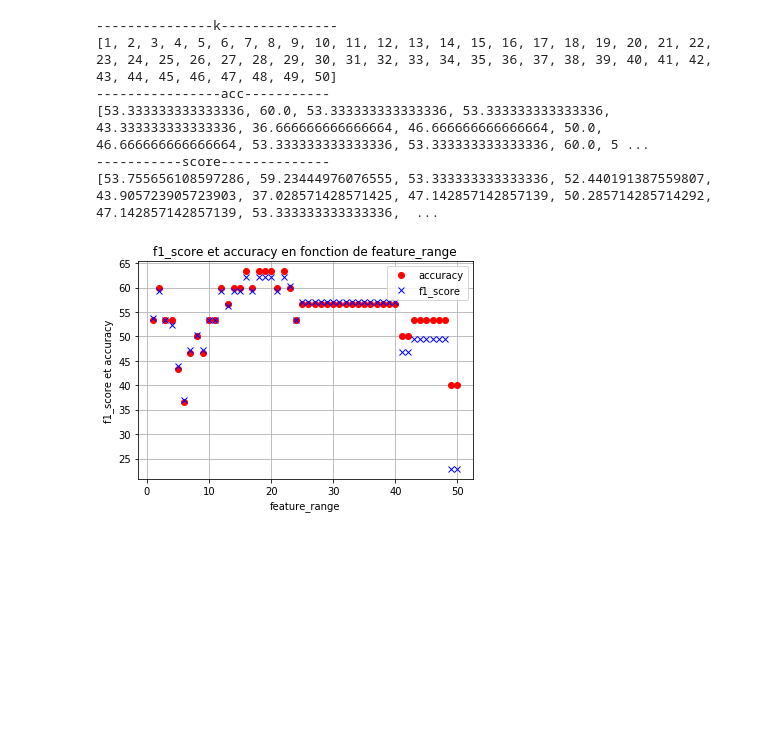
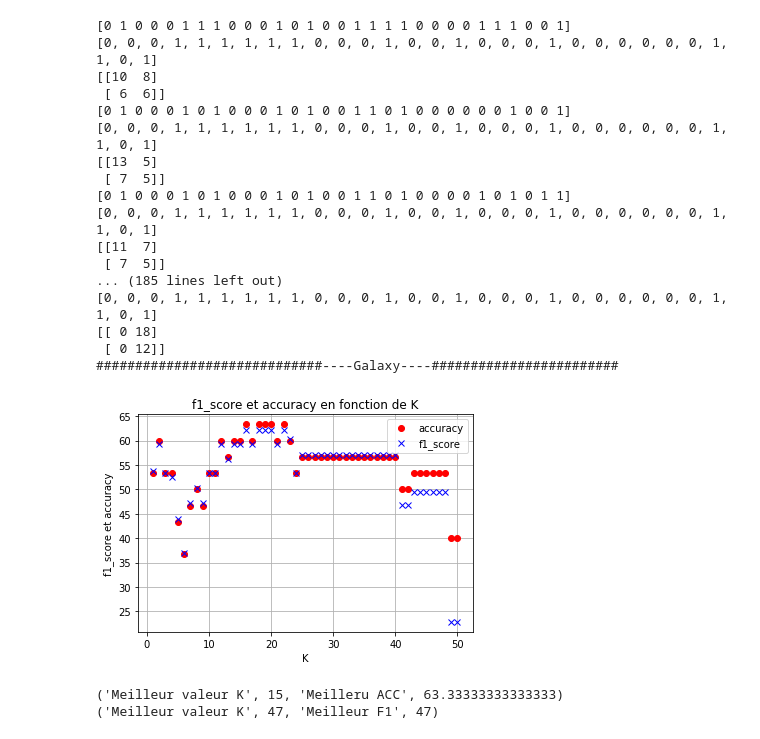
Before and after one commit to David-LETINAUD/GTI770, a Jupyter notebook: GTI770_Laboratoire2_-_BLEA14058906_LETD05129708_LIOT20069605/KNN.ipynb, the cells around one changed output. Drawn from its saved outputs; the diff is of its cells as text; code cells hidden in the pictures; blank space fills up the shorter version.

Commit message:
Add files via upload
Knn avec mail plus scorde/graph et meilleur parametre v1

```diff
--- a/GTI770_Laboratoire2_-_BLEA14058906_LETD05129708_LIOT20069605/KNN.ipynb
+++ b/GTI770_Laboratoire2_-_BLEA14058906_LETD05129708_LIOT20069605/KNN.ipynb
@@ -115,30 +164,58 @@ def KNN(X_train,X_test,Y_train,Y_test,k):
 # %%
 valk=[]
 vallAcc=[]
 f1score=[]
+
+#bestK=1
 for x in range (1,51):
     valk.append(x)
     KNN(X_train,X_test,Y_train,Y_test,x)
-print("---------------k---------------")
-print(valk)
-print("----------------acc-----------")
-print(vallAcc)
-print("-----------score--------------")
-print(f1score)
+#print("Meilleur valuer k:", bestK,"Meilleur Acc", bestAcc)
 
+print("#############################----Galaxy----########################")
 
 fig, ax2 = plt.subplots()
 ax2.plot(valk,vallAcc,"or",label = "accuracy")
 ax2.plot(valk,f1score,"xb",label = "f1_score")
-ax2.set(xlabel='feature_range', ylabel='f1_score et accuracy',title='f1_score et accuracy en fonction de feature_range')
+ax2.set(xlabel='K', ylabel='f1_score et accuracy',title='f1_score et accuracy en fonction de K')
 ax2.grid()
 plt.legend()
 plt.show()
+BestAcc=0
+BestF1=0
+bestValk=0
+for x in range(len(vallAcc)):
+    if vallAcc[x] > BestAcc:
+               BestAcc=vallAcc[x]
+               bestValk=x
+
+
+print("Meilleur valeur K",bestValk,"Meilleru ACC",BestAcc)
+
+for x in range(len(f1score)):
+    if f1score[x] > bestValk:
+               bestValk=f1score[x]
+               bestValk=x
+
+print("Meilleur valeur K",bestValk,"Meilleur F1",bestValk)
 # %% [output]
----------------k---------------
-[1, 2, 3, 4, 5, 6, 7, 8, 9, 10, 11, 12, 13, 14, 15, 16, 17, 18, 19, 20, 21, 22, 23, 24, 25, 26, 27, 28, 29, 30, 31, 32, 33, 34, 35, 36, 37, 38, 39, 40, 41, 42, 43, 44, 45, 46, 47, 48, 49, 50]
-----------------acc-----------
-[53.333333333333336, 60.0, 53.333333333333336, 53.333333333333336, 43.333333333333336, 36.666666666666664, 46.666666666666664, 50.0, 46.666666666666664, 53.333333333333336, 53.333333333333336, 60.0, 5 ...
------------score--------------
-[53.755656108597286, 59.23444976076555, 53.333333333333336, 52.440191387559807, 43.905723905723903, 37.028571428571425, 47.142857142857139, 50.285714285714292, 47.142857142857139, 53.333333333333336,  ...
+[0 1 0 0 0 1 1 1 0 0 0 1 0 1 0 0 1 1 1 1 0 0 0 0 1 1 1 0 0 1]
+[0, 0, 0, 1, 1, 1, 1, 1, 1, 0, 0, 0, 1, 0, 0, 1, 0, 0, 0, 1, 0, 0, 0, 0, 0, 0, 1, 1, 0, 1]
+[[10  8]
+ [ 6  6]]
+[0 1 0 0 0 1 0 1 0 0 0 1 0 1 0 0 1 1 0 1 0 0 0 0 0 0 1 0 0 1]
+[0, 0, 0, 1, 1, 1, 1, 1, 1, 0, 0, 0, 1, 0, 0, 1, 0, 0, 0, 1, 0, 0, 0, 0, 0, 0, 1, 1, 0, 1]
+[[13  5]
+ [ 7  5]]
+[0 1 0 0 0 1 0 1 0 0 0 1 0 1 0 0 1 1 0 1 0 0 0 0 1 0 1 0 1 1]
+[0, 0, 0, 1, 1, 1, 1, 1, 1, 0, 0, 0, 1, 0, 0, 1, 0, 0, 0, 1, 0, 0, 0, 0, 0, 0, 1, 1, 0, 1]
+[[11  7]
+ [ 7  5]]
+... (185 lines left out)
+[0, 0, 0, 1, 1, 1, 1, 1, 1, 0, 0, 0, 1, 0, 0, 1, 0, 0, 0, 1, 0, 0, 0, 0, 0, 0, 1, 1, 0, 1]
+[[ 0 18]
+ [ 0 12]]
+#############################----Galaxy----########################
-[figure, old version]
+[figure, new version]
+('Meilleur valeur K', 15, 'Meilleru ACC', 63.33333333333333)
+('Meilleur valeur K', 47, 'Meilleur F1', 47)
```
Also changed, not shown: parts of 3 cells of this notebook.
